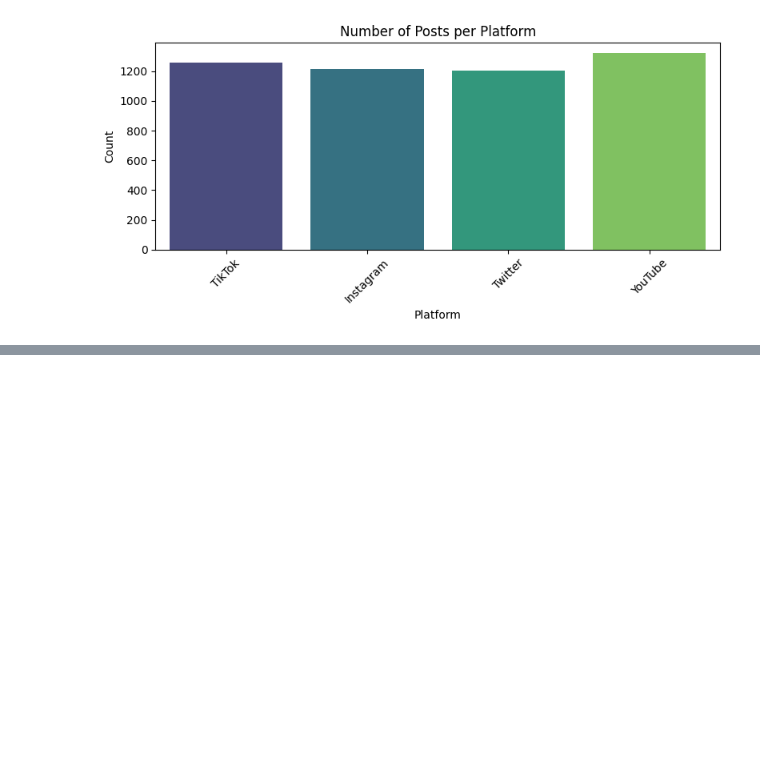
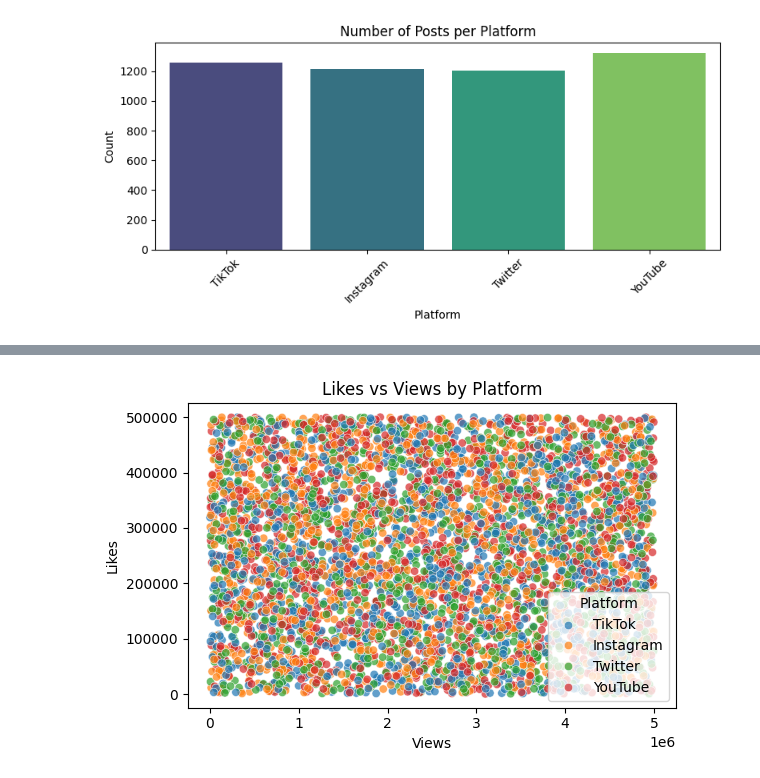
Before and after one commit to VINAYAKCM/Daily-Challenges, a Jupyter notebook: Day 3 - Data Cleanup % Analysis/SocialMedia.ipynb, the cells around one changed output, grey strips where cells are left out. Cells and saved outputs as stored; diff of their text form; code cells hidden in the pictures; blank space fills up the shorter version.

```diff
--- a/Day 3 - Data Cleanup % Analysis/SocialMedia.ipynb
+++ b/Day 3 - Data Cleanup % Analysis/SocialMedia.ipynb
@@ -76,0 +91,10 @@ Passing `palette` without assigning `hue` is deprecated and will be removed in v
+# %%
+plt.figure(figsize=(6, 4))
+sns.scatterplot(data=df, x="Views", y="Likes", hue="Platform", alpha=0.7)
+plt.title("Likes vs Views by Platform")
+plt.xlabel("Views")
+plt.ylabel("Likes")
+plt.tight_layout()
+plt.show()
+# %% [output]
+[figure, added]
```
Also changed, not shown: parts of 2 cells of this notebook, 1 other file.
